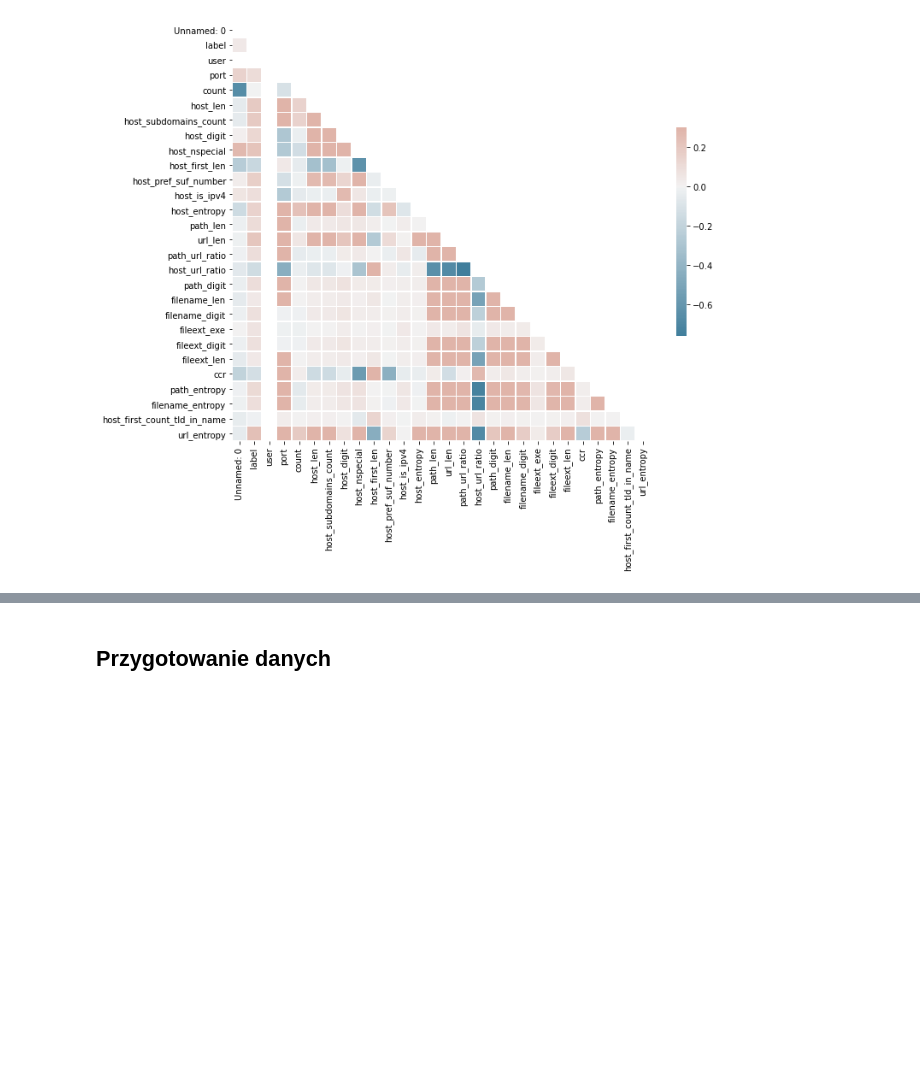
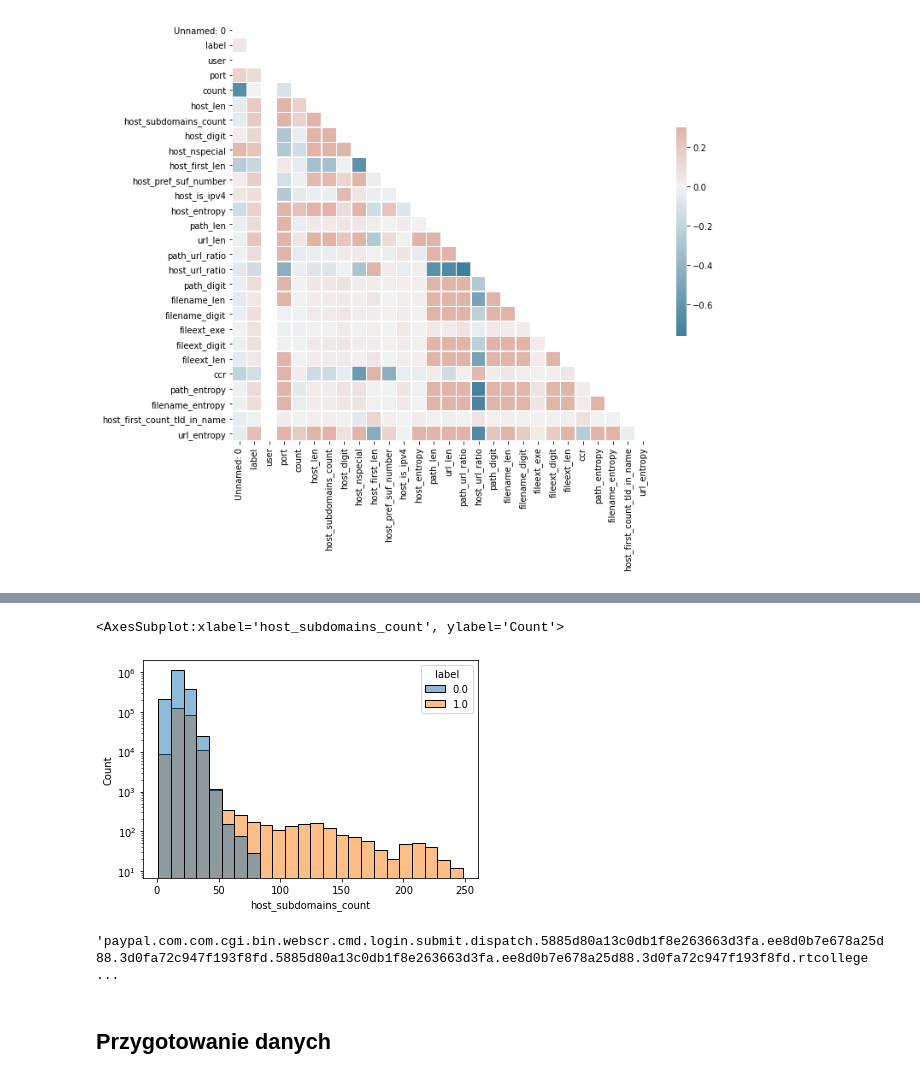
Before and after one commit to knmlprz/mallicious-url-model, a Jupyter notebook: Presentation/Prezentacja.ipynb, the cells around one changed output, grey strips where cells are left out. Cells and saved outputs as stored; diff of their text form; code cells hidden in the pictures; blank space fills up the shorter version.

```diff
--- a/Presentation/Prezentacja.ipynb
+++ b/Presentation/Prezentacja.ipynb
@@ -38,3 +52,12 @@ sns.heatmap(corr, mask=mask, cmap=cmap, vmax=.3, center=0,
+# %%
+sns.histplot(data=df, x='host_subdomains_count', log_scale=(False, True),bins=24, hue='label')
+# %% [output]
+<AxesSubplot:xlabel='host_subdomains_count', ylabel='Count'>
+[figure, added]
+# %%
+df.loc[df.host_subdomains_count > 200, "url"].to_numpy()[0]
+# %% [output]
+'paypal.com.com.cgi.bin.webscr.cmd.login.submit.dispatch.5885d80a13c0db1f8e263663d3fa.ee8d0b7e678a25d88.3d0fa72c947f193f8fd.5885d80a13c0db1f8e263663d3fa.ee8d0b7e678a25d88.3d0fa72c947f193f8fd.rtcollege ...
 # %% [markdown]
 ## Przygotowanie danych
 # %%
```
Also changed, not shown: parts of 27 cells of this notebook.
